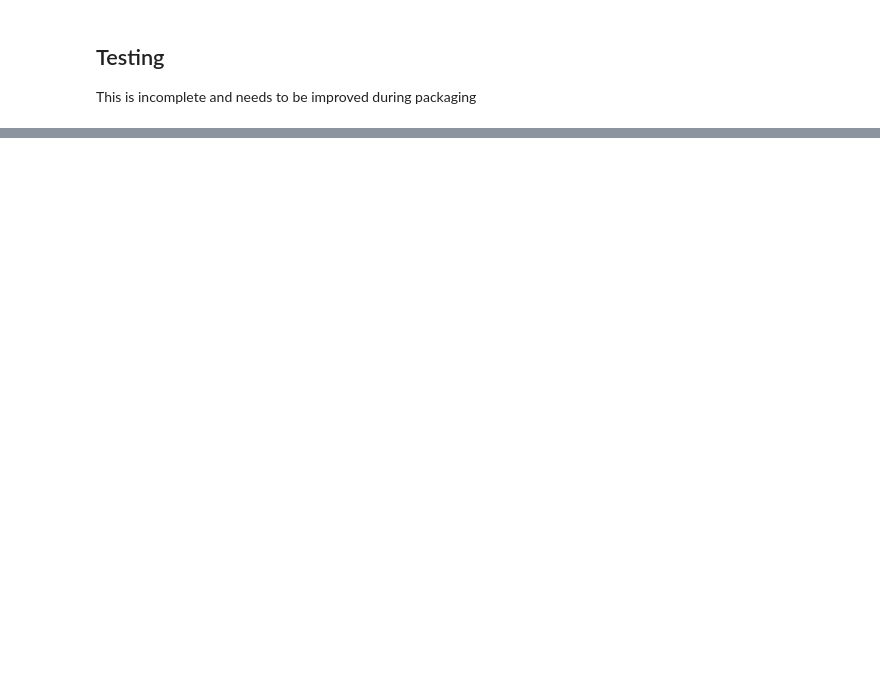
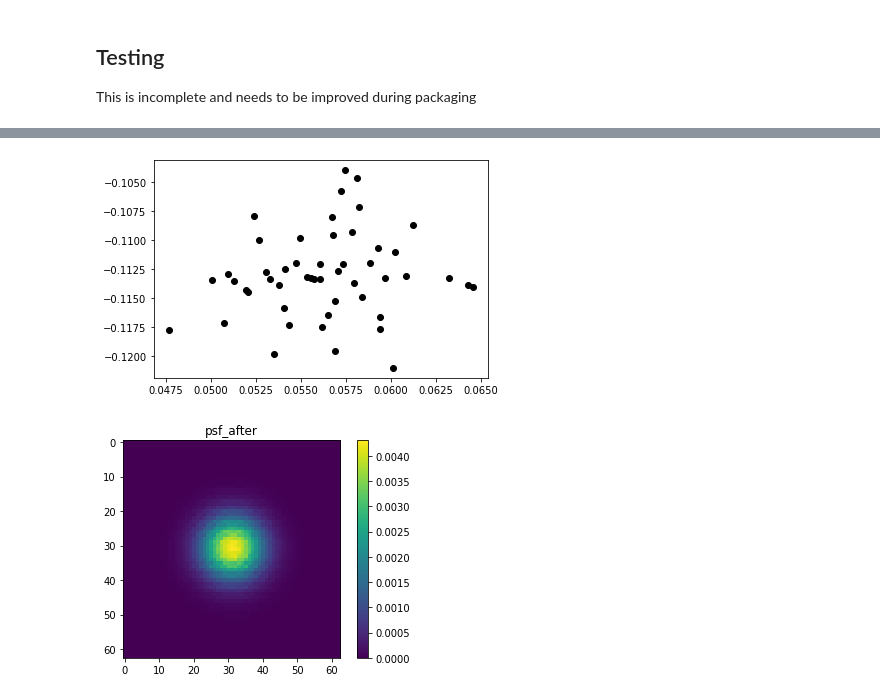
Before and after one commit to sibirrer/psfr, a Jupyter notebook: notebooks/testing.ipynb, the cells around one changed output, grey strips where cells are left out. Cells and saved outputs as stored; diff of their text form; code cells hidden in the pictures; blank space fills up the shorter version.

```diff
--- a/notebooks/testing.ipynb
+++ b/notebooks/testing.ipynb
@@ -473,30 +502,38 @@ def test_stack_psf(oversampling, num_stars, kwargs_one_step, with_error_map=True
         nx, ny = np.shape(star)
         noise = np.random.randn(nx, ny) * sigma_poisson + np.random.randn(nx, ny) * sigma_bkg
         star += noise
         star_list.append(star)
         error_map_list.append(sigma_poisson**2 + sigma_bkg**2)
 
     n_center = 4
     num_iteration = 100
     if not with_error_map:
         error_map_list = None
     psf_after, center_list_after, mask_list = stack_psf(star_list, oversampling=oversampling,
                                                         saturation_limit=None, num_iteration=num_iteration,
                                                         n_recenter=n_center, verbose=False, kwargs_one_step=kwargs_one_step,
                                                         error_map_list=error_map_list)
     # test recover vs truth
     for i, center_truth in enumerate(center_list):
         center_estimate = center_list_after[i]
         plt.plot(center_truth[0] - center_estimate[0], center_truth[1] - center_estimate[1], 'ko')
     plt.show()
 
+    plt.imshow(psf_after)
+    plt.title('psf_after')
+    plt.colorbar()
+    plt.show()
+
 
 kwargs_one_step= {'verbose': False,
                  'oversampled_residual_deshifting': True,
                  'step_factor': 0.5,
                  'deshift_order': 1}
 kwargs_one_step = {}
 oversampling = 3
 num_stars = 50
 
 test_stack_psf(oversampling, num_stars, kwargs_one_step, with_error_map=True)
+# %% [output]
+[figure, added]
+[figure, added]
```
Also changed, not shown: parts of 4 cells of this notebook, 1 other file.
